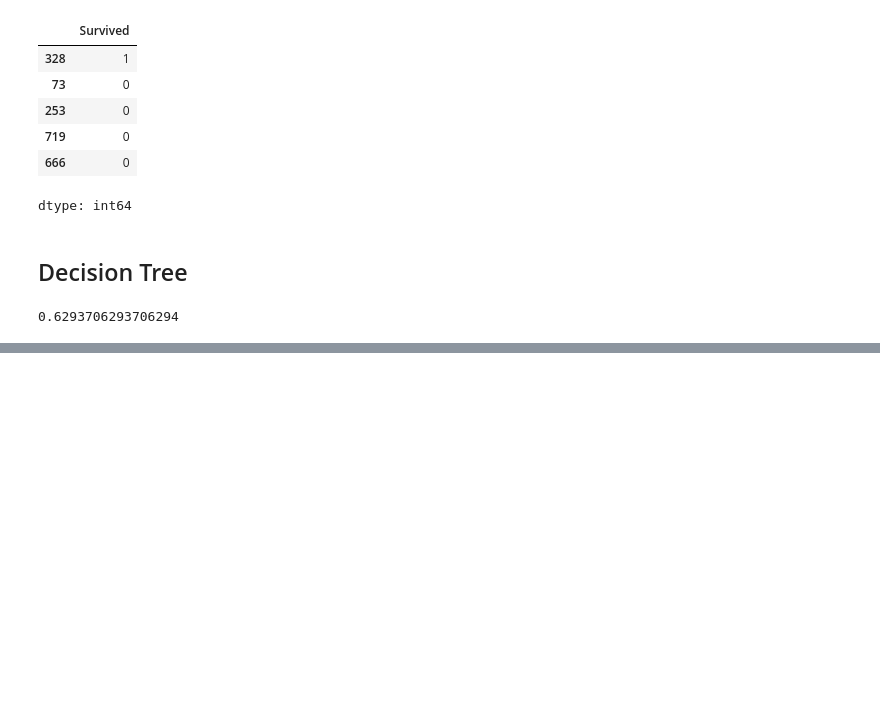
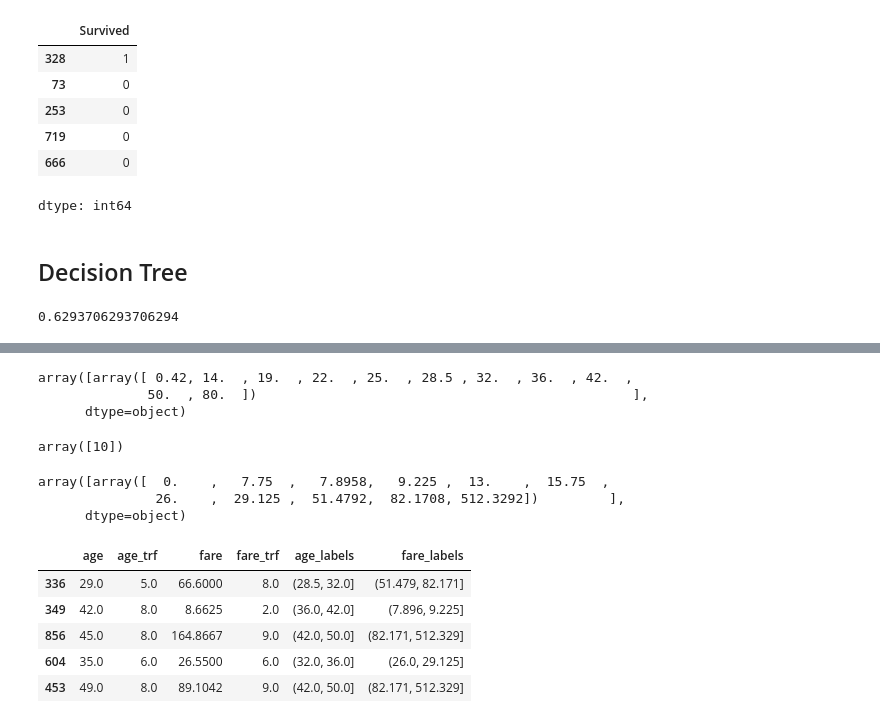
Before and after one commit to Muhammad-Waleed-Source/Machine-Learning, a Jupyter notebook: Day-32/Discretization(Bining).ipynb, the cells around one changed output, grey strips where cells are left out. Drawn from its saved outputs; the diff is of its cells as text; code cells hidden in the pictures; blank space fills up the shorter version.

```diff
--- a/Day-32/Discretization(Bining).ipynb
+++ b/Day-32/Discretization(Bining).ipynb
@@ -80,0 +90,8 @@ accuracy_score(y_test, y_pred)
+# %%
+trf = ColumnTransformer([
+    ('first', kbin_age, [0]),
+    ('second', kbin_fare, [1])
+])
+# %%
+X_train_trf = trf.fit_transform(X_train)
+X_test_trf = trf.transform(X_test)
@@ -80,0 +111,36 @@ accuracy_score(y_test, y_pred)
+# %%
+trf.named_transformers_['first'].bin_edges_
+# %% [output]
+array([array([ 0.42, 14.  , 19.  , 22.  , 25.  , 28.5 , 32.  , 36.  , 42.  ,
+              50.  , 80.  ])                                                ],
+      dtype=object)
+# %%
+trf.named_transformers_['second'].n_bins_
+# %% [output]
+array([10])
+# %%
+trf.named_transformers_['second'].bin_edges_
+# %% [output]
+array([array([  0.    ,   7.75  ,   7.8958,   9.225 ,  13.    ,  15.75  ,
+               26.    ,  29.125 ,  51.4792,  82.1708, 512.3292])         ],
+      dtype=object)
+# %%
+output = pd.DataFrame({
+    'age':X_train['Age'],
+    'age_trf':X_train_trf[:,0],
+    'fare':X_train['Fare'],
+    'fare_trf':X_train_trf[:,1]
+})
+# %%
+output['age_labels'] = pd.cut(x=X_train['Age'], bins=trf.named_transformers_['first'].bin_edges_[0].tolist())
+
+output['fare_labels'] = pd.cut(x=X_train['Fare'], bins=trf.named_transformers_['second'].bin_edges_[0].tolist())
+# %%
+output.sample(5)
+# %% [output]
+|  | age | age_trf | fare | fare_trf | age_labels | fare_labels |
+| 336 | 29.0 | 5.0 | 66.6000 | 8.0 | (28.5, 32.0] | (51.479, 82.171] |
+| 349 | 42.0 | 8.0 | 8.6625 | 2.0 | (36.0, 42.0] | (7.896, 9.225] |
+| 856 | 45.0 | 8.0 | 164.8667 | 9.0 | (42.0, 50.0] | (82.171, 512.329] |
+| 604 | 35.0 | 6.0 | 26.5500 | 6.0 | (32.0, 36.0] | (26.0, 29.125] |
+| 453 | 49.0 | 8.0 | 89.1042 | 9.0 | (42.0, 50.0] | (82.171, 512.329] |
```
Also changed, not shown: parts of 6 cells of this notebook.
